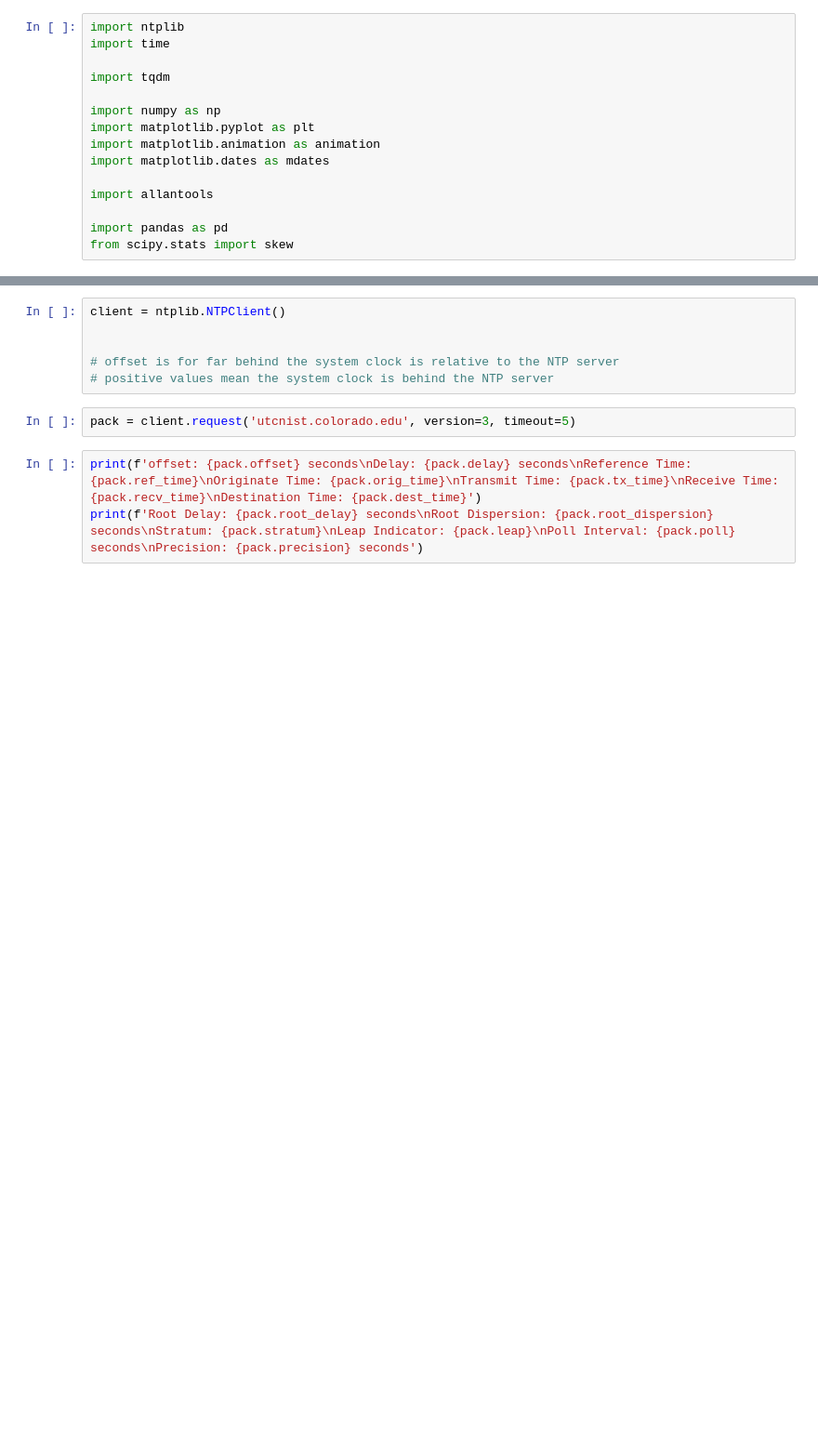
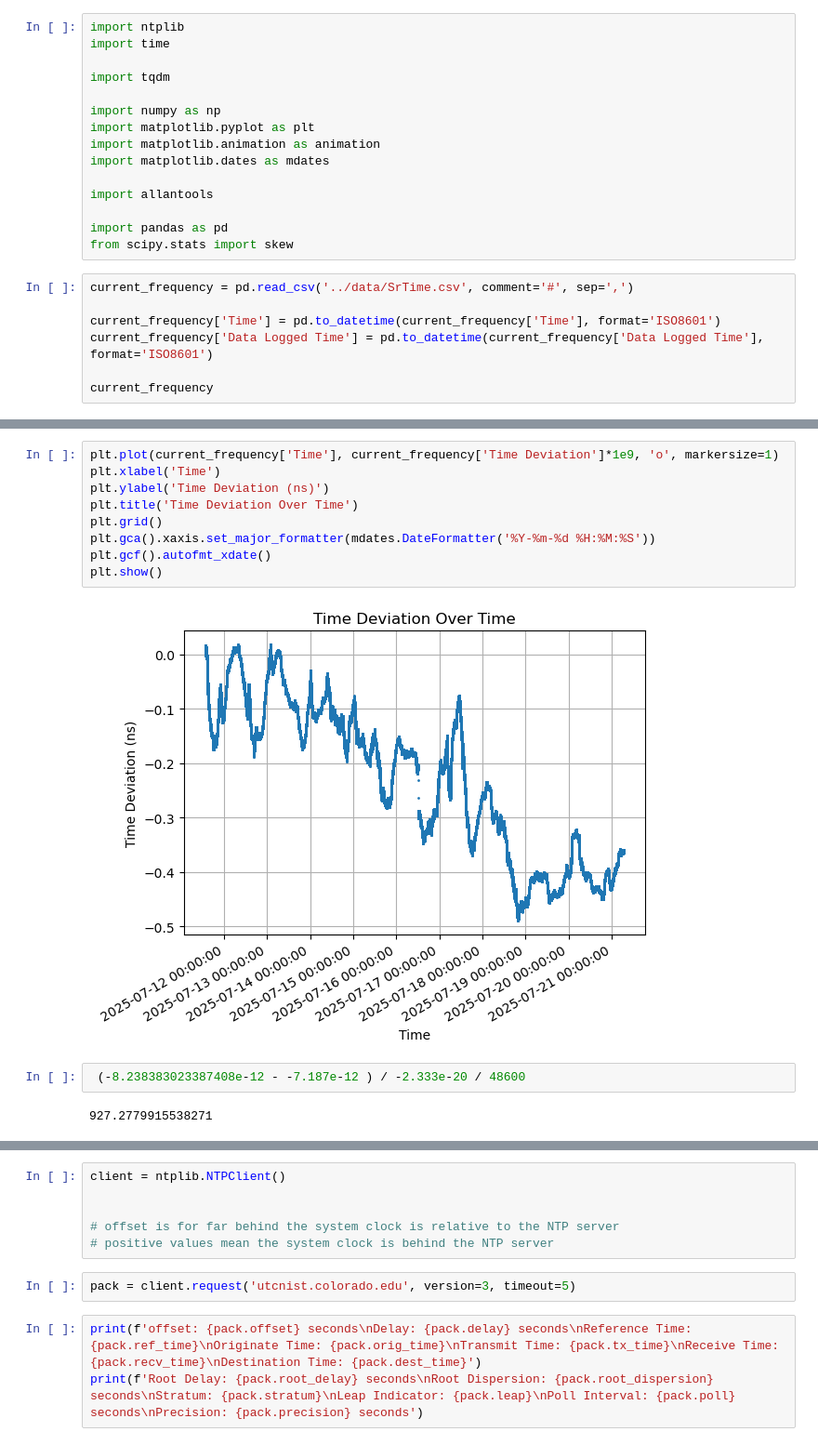
Before and after one commit to HannahARose/TimeKeeping, a Jupyter notebook: python/test.ipynb, the cells around one changed output, grey strips where cells are left out. Shown at 93% size. Cells and saved outputs as stored; diff of their text form; blank space fills up the shorter version.

```diff
--- a/python/test.ipynb
+++ b/python/test.ipynb
@@ -13,3 +13,10 @@ import allantools
 
 import pandas as pd
 from scipy.stats import skew
+# %%
+current_frequency = pd.read_csv('../data/SrTime.csv', comment='#', sep=',')
+
+current_frequency['Time'] = pd.to_datetime(current_frequency['Time'], format='ISO8601')
+current_frequency['Data Logged Time'] = pd.to_datetime(current_frequency['Data Logged Time'], format='ISO8601')
+
+current_frequency
@@ -15,0 +37,15 @@ from scipy.stats import skew
+# %%
+plt.plot(current_frequency['Time'], current_frequency['Time Deviation']*1e9, 'o', markersize=1)
+plt.xlabel('Time')
+plt.ylabel('Time Deviation (ns)')
+plt.title('Time Deviation Over Time')
+plt.grid()
+plt.gca().xaxis.set_major_formatter(mdates.DateFormatter('%Y-%m-%d %H:%M:%S'))
+plt.gcf().autofmt_xdate()
+plt.show()
+# %% [output]
+[figure, added]
+# %%
+ (-8.238383023387408e-12 - -7.187e-12 ) / -2.333e-20 / 48600
+# %% [output]
+927.2779915538271
```
Also changed, not shown: parts of 30 cells of this notebook, 37 other files.
